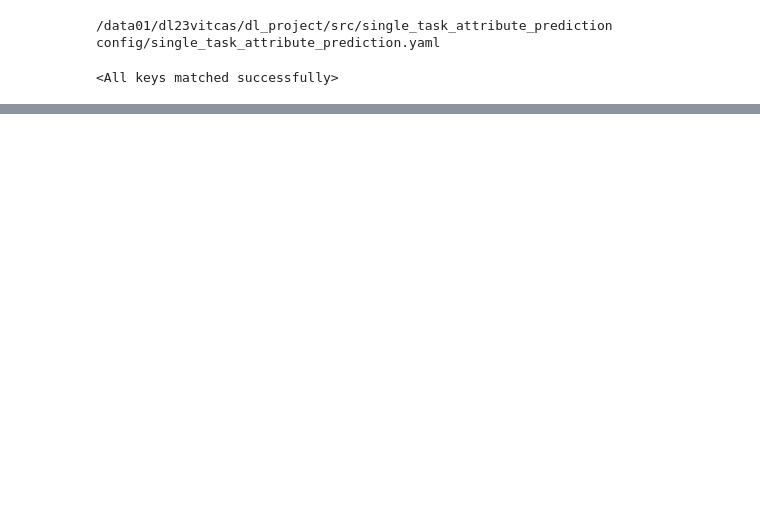
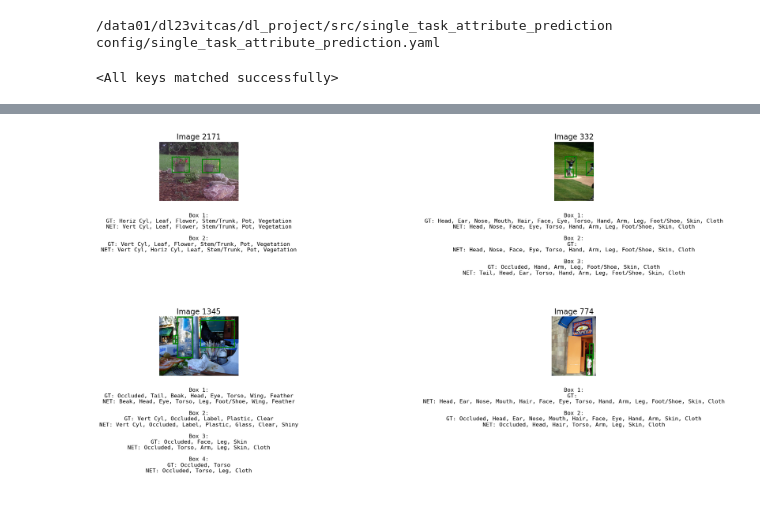
Before and after one commit to vittoriocasula/DL-Project, a Jupyter notebook: src/single_task_attribute_prediction/qualitative_results.ipynb, the cells around one changed output, grey strips where cells are left out. Drawn from its saved outputs; the diff is of its cells as text; code cells hidden in the pictures; blank space fills up the shorter version.

```diff
--- a/src/single_task_attribute_prediction/qualitative_results.ipynb
+++ b/src/single_task_attribute_prediction/qualitative_results.ipynb
@@ -128,0 +130,97 @@ NET Attributes:  []
+# %%
+import torch
+import matplotlib.pyplot as plt
+import matplotlib.patches as patches
+
+
+def inference(idx):
+    img_transform, _, _, gt_bbox_transform, _, _ = val_data_for_model[idx]
+    img_transform = img_transform.unsqueeze(0).to(device)
+    gt_bbox_transform = gt_bbox_transform.to(device)
+
+    image, _, gt_class, gt_bbox, gt_attributes, _ = val_data[idx]
+
+    indices_batch = torch.zeros(gt_bbox_transform.shape[0], device=device).unsqueeze(-1)
+    pred_attr, pred_score_attr = model.prediction_rois(
+        img_transform, gt_bbox_transform, indices_batch
+    )
+    return (
+        image,
+        gt_bbox,
+        gt_class,
+        gt_attributes,
+        pred_attr.cpu(),
+        pred_score_attr.cpu(),
+    )
+
+
+def get_names_attributes(attributes):
+    indices = torch.nonzero(attributes == 1.0, as_tuple=True)[0] + 1
+    return [val_data.id2attribute[(idx)] for idx in indices.tolist()]
+
+
+def plot_multiple_inferences(num_images=8):
+    rows = 2
+    cols = 2
+    fig, axes = plt.subplots(rows, cols, figsize=(24, 12))
+    axes = axes.flatten()
+
+    for i in range(num_images):
+        idx = torch.randint(low=0, high=len(val_data), size=(1,)).item()
+        image, gt_bbox, _, gt_attributes, pred_attr, _ = inference(idx=idx)
+
+        ax = axes[i]
+        ax.imshow(image)
+
+        # Plot GT bounding boxes
+        for gt_el in gt_bbox:
+            x_min, y_min, x_max, y_max = gt_el
+            rect = patches.Rectangle(
+                (x_min, y_min),
+                x_max - x_min,
+                y_max - y_min,
+                linewidth=2,
+                edgecolor="g",
+                facecolor="none",
+            )
+            ax.add_patch(rect)
+
+        # Prepare the attribute group for each bounding box
+        table_info = ""
+        for j, (gt_attr, net_attr) in enumerate(zip(gt_attributes, pred_attr)):
+            gt_attr_names = ", ".join(get_names_attributes(gt_attr))
+            net_attr_names = ", ".join(get_names_attributes(net_attr))
+            table_info += f"Box {j+1}:\nGT: {gt_attr_names}\nNET: {net_attr_names}\n\n"
+
+        # Handling cases where there are more GT attributes than predicted
+        for j in range(len(gt_attributes) - len(pred_attr)):
+            gt_attr_names = ", ".join(
+                get_names_attributes(gt_attributes[len(pred_attr) + j])
+            )
+            table_info += (
+                f"Box {len(pred_attr) + j + 1}:\nGT: {gt_attr_names}\nNET: N/A\n\n"
+            )
+
+        ax.axis("off")
+        ax.set_title(f"Image {idx}", fontsize=16)
+
+        # Add text below the image using ax.text
+        ax.text(
+            0.5,
+            -0.2,
+            table_info,
+            fontsize=12,
+            ha="center",
+            va="top",
+            transform=ax.transAxes,
+            family="monospace",
+        )
+
+    plt.tight_layout(rect=[0, 0, 1, 0.95])
+    plt.show()
+
+
+# Display 4 images in a 2x2 grid
+plot_multiple_inferences(num_images=4)
+# %% [output]
+[figure, added]
```
Also changed, not shown: parts of 3 cells of this notebook, 35 other files.
